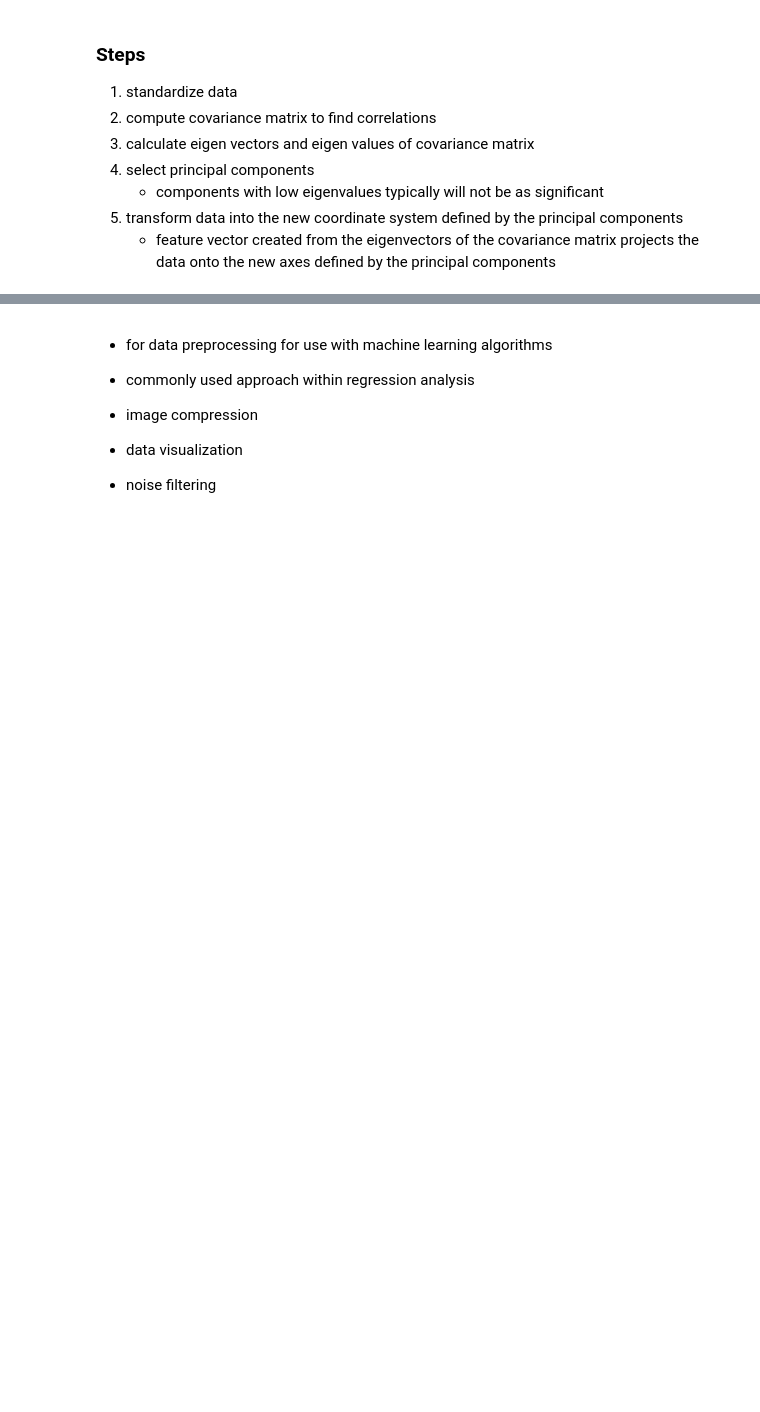
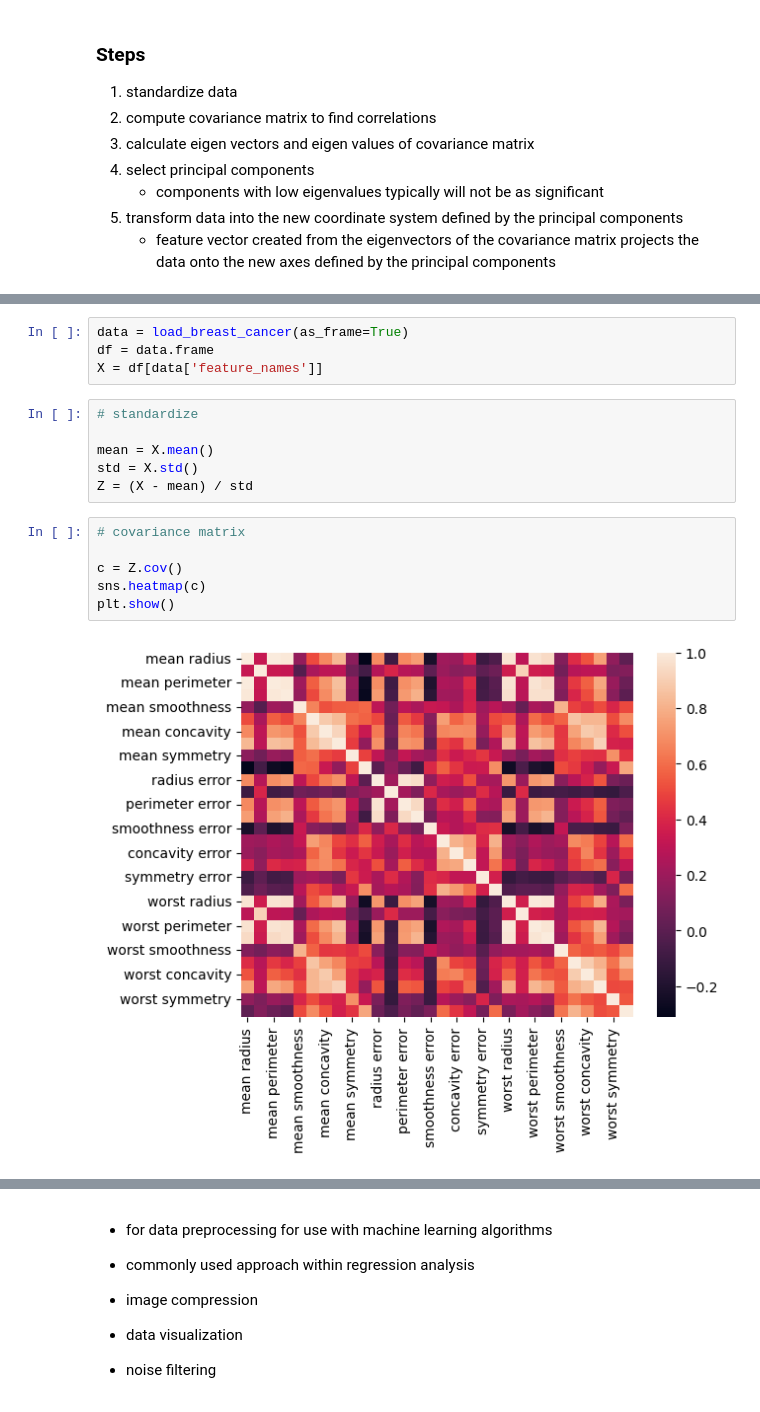
Before and after one commit to yakinamaharjan/trainee, a Jupyter notebook: notes/6.pca.ipynb, the cells around one changed output, grey strips where cells are left out. Drawn from its saved outputs; the diff is of its cells as text; blank space fills up the shorter version.

```diff
--- a/notes/6.pca.ipynb
+++ b/notes/6.pca.ipynb
@@ -32,0 +40,18 @@ PC2
+# %%
+data = load_breast_cancer(as_frame=True)
+df = data.frame
+X = df[data['feature_names']]
+# %%
+# standardize
+
+mean = X.mean()
+std = X.std()
+Z = (X - mean) / std
+# %%
+# covariance matrix
+
+c = Z.cov()
+sns.heatmap(c)
+plt.show()
+# %% [output]
+[figure, added]
```
Also changed, not shown: parts of 8 cells of this notebook.
